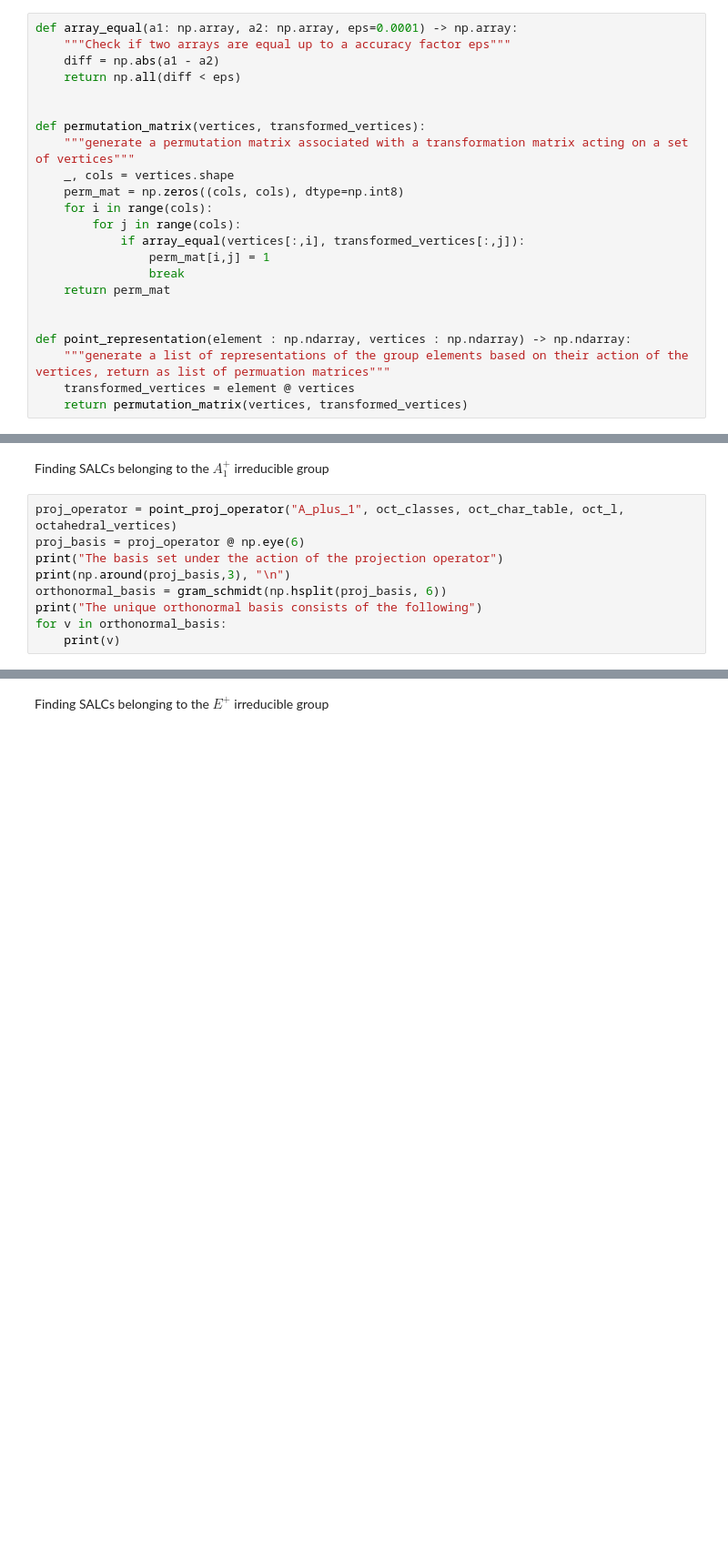
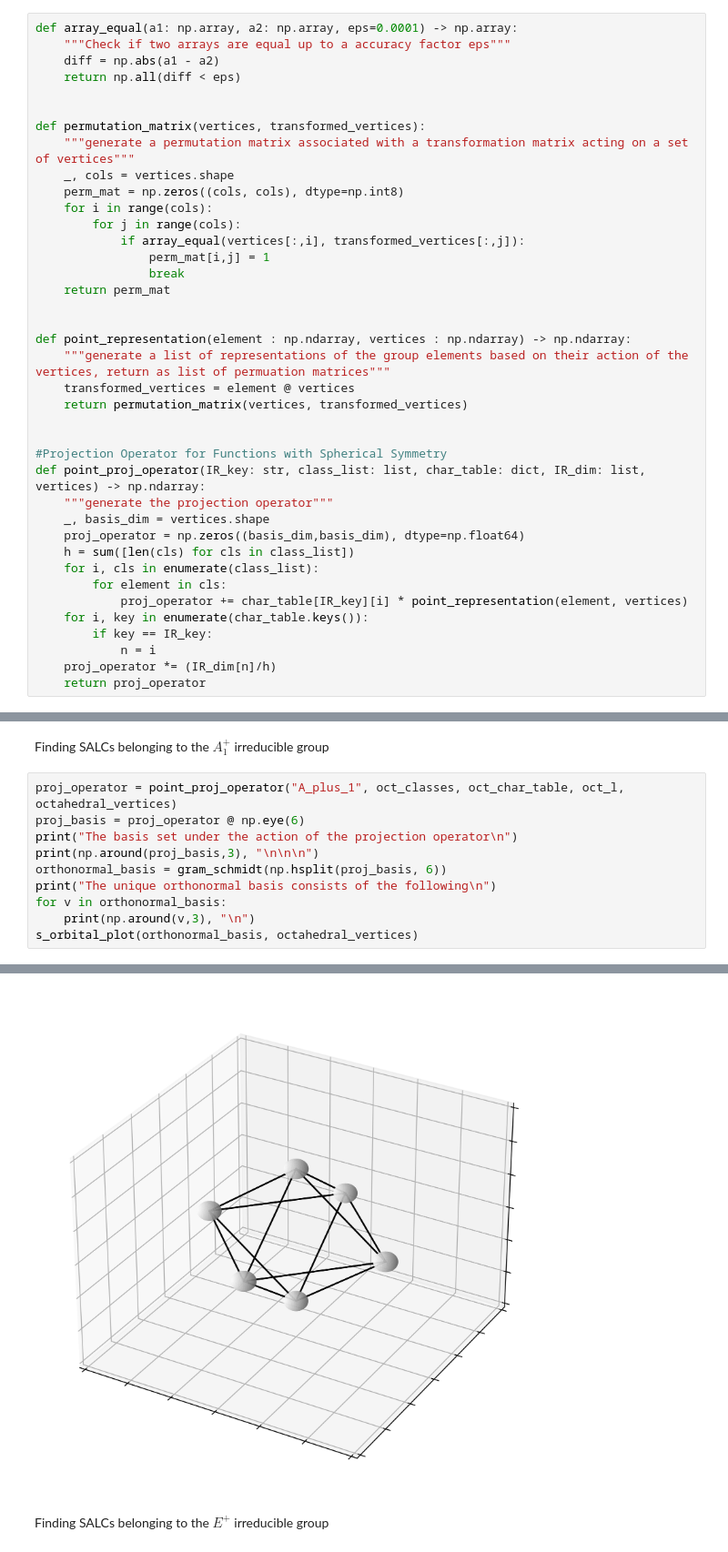
Before and after one commit to jordanlmiller/point-defect-chemistry, a Jupyter notebook: SALCs.ipynb, the cells around one changed output, grey strips where cells are left out. Shown at 91% size. Drawn from its saved outputs; the diff is of its cells as text; blank space fills up the shorter version.

Commit message:
s orbital plotting function

```diff
--- a/SALCs.ipynb
+++ b/SALCs.ipynb
@@ -259,6 +259,22 @@ def point_representation(element : np.ndarray, vertices : np.ndarray) -> np.ndar
     """generate a list of representations of the group elements based on their action of the vertices, return as list of permuation matrices"""
     transformed_vertices = element @ vertices
     return permutation_matrix(vertices, transformed_vertices)
+
+
+#Projection Operator for Functions with Spherical Symmetry
+def point_proj_operator(IR_key: str, class_list: list, char_table: dict, IR_dim: list, vertices) -> np.ndarray:
+    """generate the projection operator"""
+    _, basis_dim = vertices.shape
+    proj_operator = np.zeros((basis_dim,basis_dim), dtype=np.float64)
+    h = sum([len(cls) for cls in class_list])
+    for i, cls in enumerate(class_list):
+        for element in cls:
+            proj_operator += char_table[IR_key][i] * point_representation(element, vertices)
+    for i, key in enumerate(char_table.keys()):
+        if key == IR_key:
+            n = i
+    proj_operator *= (IR_dim[n]/h)
+    return proj_operator
 # %% [markdown]
 <h5>Octahedral S-orbital SALCs</h5>
 # %%
@@ -306,11 +374,12 @@ Finding SALCs belonging to the $A_1^{+}$ irreducible group
 # %%
 proj_operator = point_proj_operator("A_plus_1", oct_classes, oct_char_table, oct_l, octahedral_vertices)
 proj_basis = proj_operator @ np.eye(6)
-print("The basis set under the action of the projection operator")
-print(np.around(proj_basis,3), "\n")
+print("The basis set under the action of the projection operator\n")
+print(np.around(proj_basis,3), "\n\n\n")
 orthonormal_basis = gram_schmidt(np.hsplit(proj_basis, 6))
-print("The unique orthonormal basis consists of the following")
+print("The unique orthonormal basis consists of the following\n")
 for v in orthonormal_basis:
-    print(v)
+    print(np.around(v,3), "\n")
+s_orbital_plot(orthonormal_basis, octahedral_vertices)
 # %% [output]
 The basis set under the action of the projection operator
@@ -326,3 +399,4 @@ The unique orthonormal basis consists of the following
+[figure, added]
 # %% [markdown]
 Finding SALCs belonging to the $E^{+}$ irreducible group
 # %%
```
Also changed, not shown: parts of 20 cells of this notebook, 1 other file.
